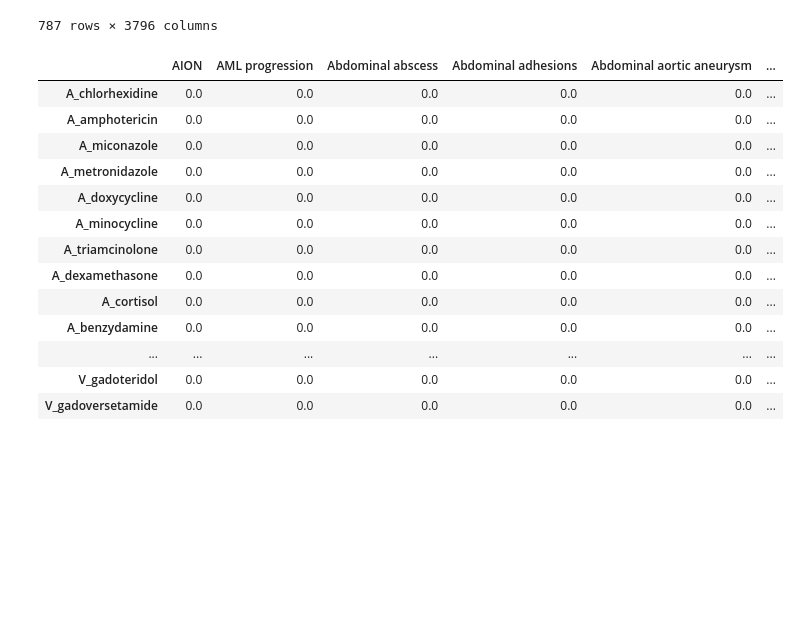
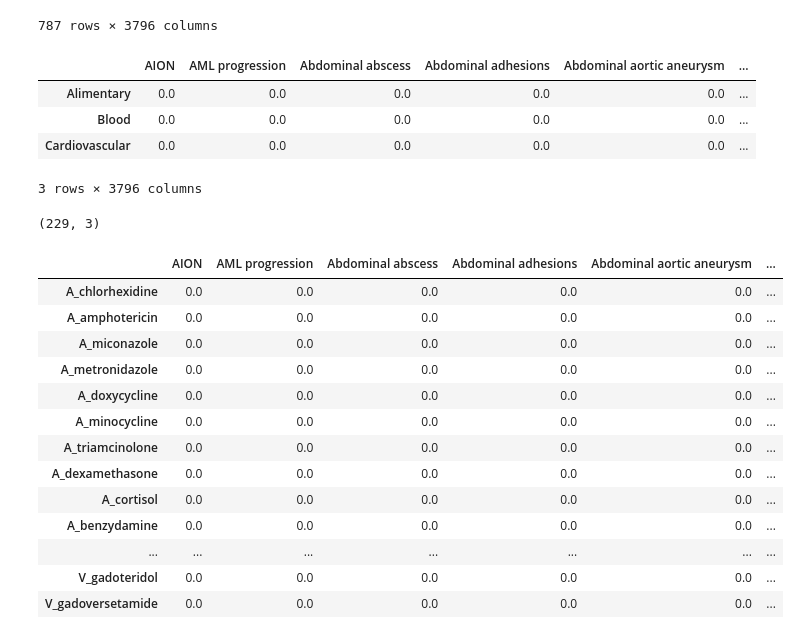
Before and after one commit to batmanlab/drugEmbedding, a Jupyter notebook: notebooks/sider_similarity.ipynb, the cells around one changed output. Drawn from its saved outputs; the diff is of its cells as text; code cells hidden in the pictures; blank space fills up the shorter version.

```diff
--- a/notebooks/sider_similarity.ipynb
+++ b/notebooks/sider_similarity.ipynb
@@ -97,8 +97,20 @@ df_vec = df_vec.fillna(0)
 # %%
 df_groups = df_vec.iloc[0:3]
 df_drugs = df_vec.iloc[14:]
+# %%
+df_groups
+# %% [output]
+|  | AION | AML progression | Abdominal abscess | Abdominal adhesions | Abdominal aortic aneurysm | ... |
+| Alimentary | 0.0 | 0.0 | 0.0 | 0.0 | 0.0 | ... |
+| Blood | 0.0 | 0.0 | 0.0 | 0.0 | 0.0 | ... |
+| Cardiovascular | 0.0 | 0.0 | 0.0 | 0.0 | 0.0 | ... |
+3 rows × 3796 columns
 # %%
 cs = cosine_similarity(df_drugs, df_groups)
+# %%
+cs.shape
+# %% [output]
+(229, 3)
 # %%
 df_drugs
 # %% [output]
```
Also changed, not shown: parts of 9 cells of this notebook, 2 other files.
